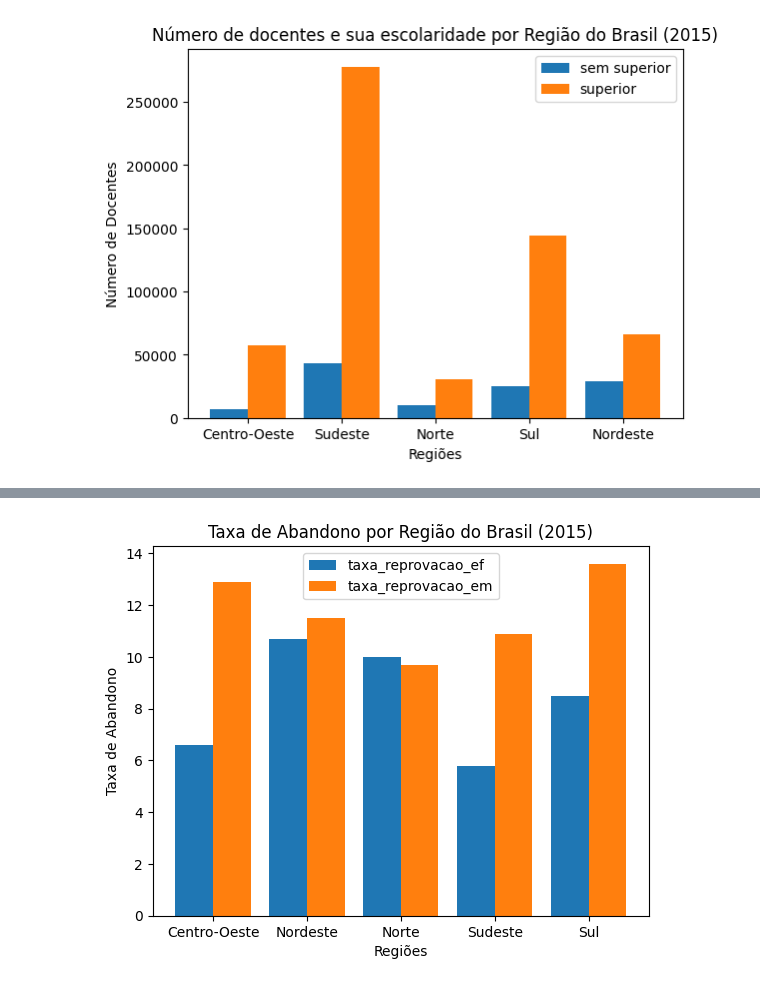
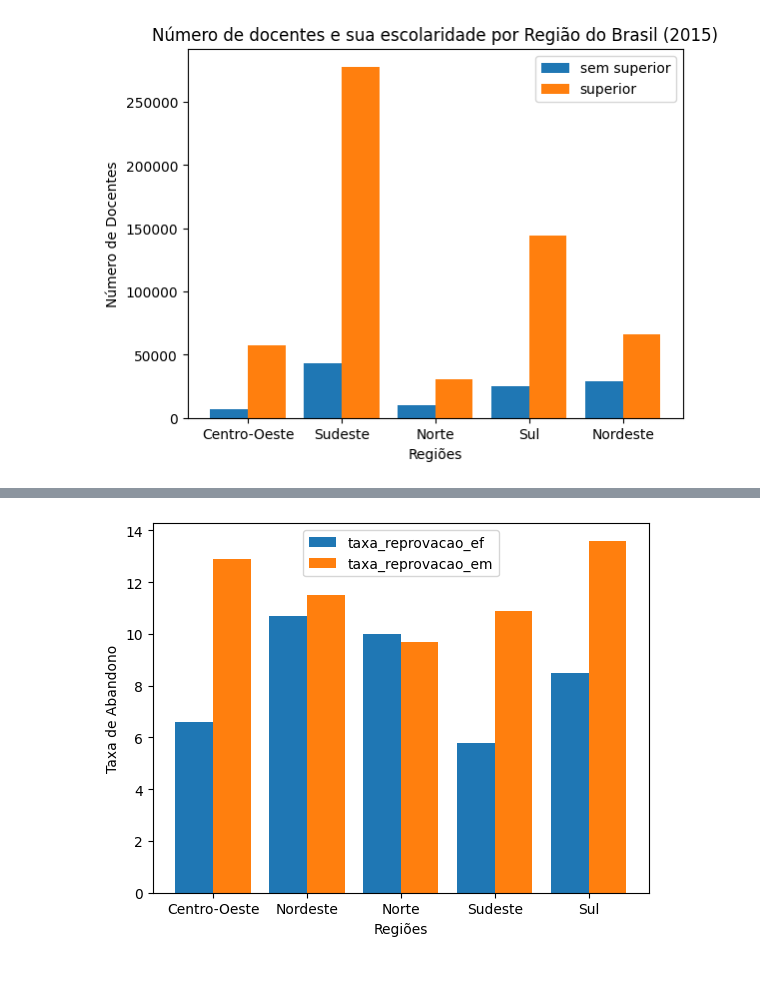
Before and after one commit to storino/ps-analytica, a Jupyter notebook: a3/indic_analysis.ipynb, the cells around one changed output, grey strips where cells are left out. Cells and saved outputs as stored; diff of their text form; code cells hidden in the pictures.

```diff
--- a/a3/indic_analysis.ipynb
+++ b/a3/indic_analysis.ipynb
@@ -86,26 +87,26 @@ plt.show()
 # %%
 df_taxas_regiao2 = bd.read_sql("SELECT regiao,taxa_reprovacao_ef,taxa_reprovacao_em \
     FROM `basedosdados.br_inep_indicadores_educacionais.regiao` \
     WHERE ano=2015 and rede='total' and localizacao='total';",
 billing_project_id="45888281253")
 
 bw = .4
 reprovacoes = {'taxa_reprovacao_ef','taxa_reprovacao_em'}
 r = np.arange(len(df_taxas_regiao2['regiao']))
 y = []
 for rep in reprovacoes:
     r = [i + bw for i in r]
     y = df_taxas_regiao2[rep]
     plt.bar(r,y, width=bw, label=rep)
 
 plt.xlabel('Regiões')
 plt.ylabel('Taxa de Abandono')
 plt.xticks([i + bw+.2 for i in range(len(y))], list(df_taxas_regiao2['regiao']))
 plt.legend()
-plt.title('Taxa de Abandono por Região do Brasil (2015)')
+#plt.title('Taxa de Reprovação por Região do Brasil (2015)')
 plt.show()
 # %% [output]
-[figure, old version]
+[figure, new version]
 # %%
 df_ideb = bd.read_sql("SELECT ano,regiao,ideb \
     FROM `basedosdados.br_inep_ideb.regiao` \
```
Also changed, not shown: parts of 11 cells of this notebook.
